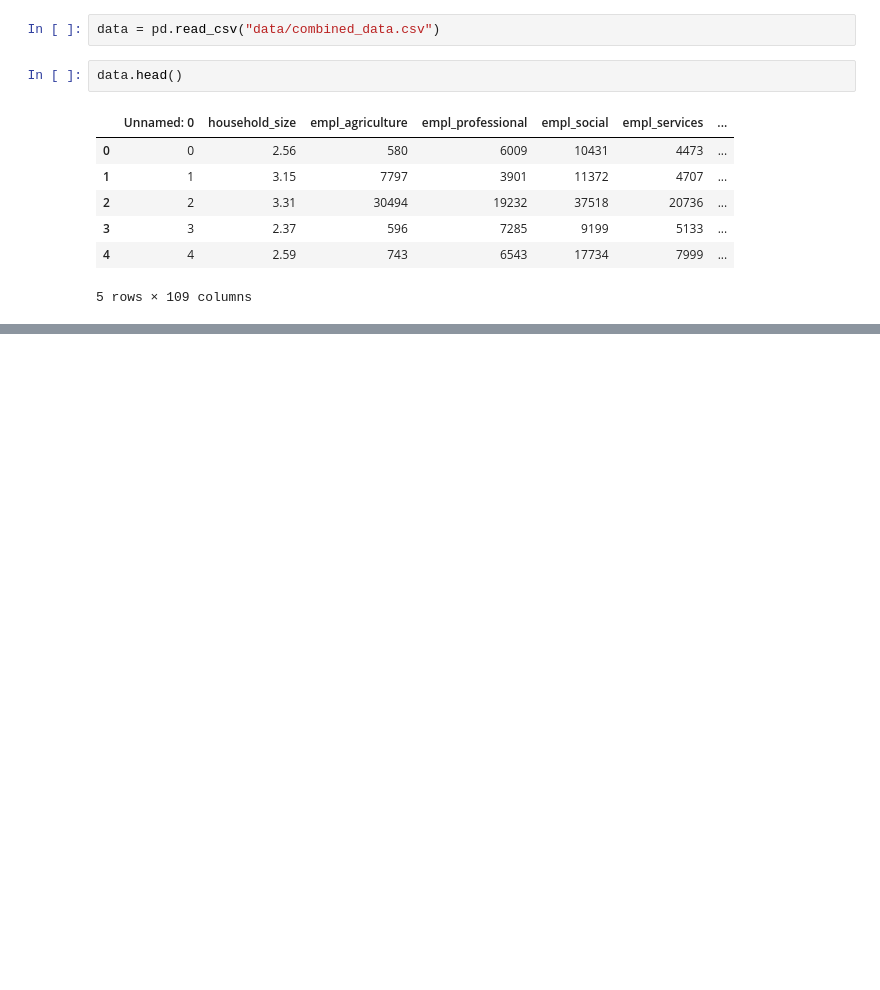
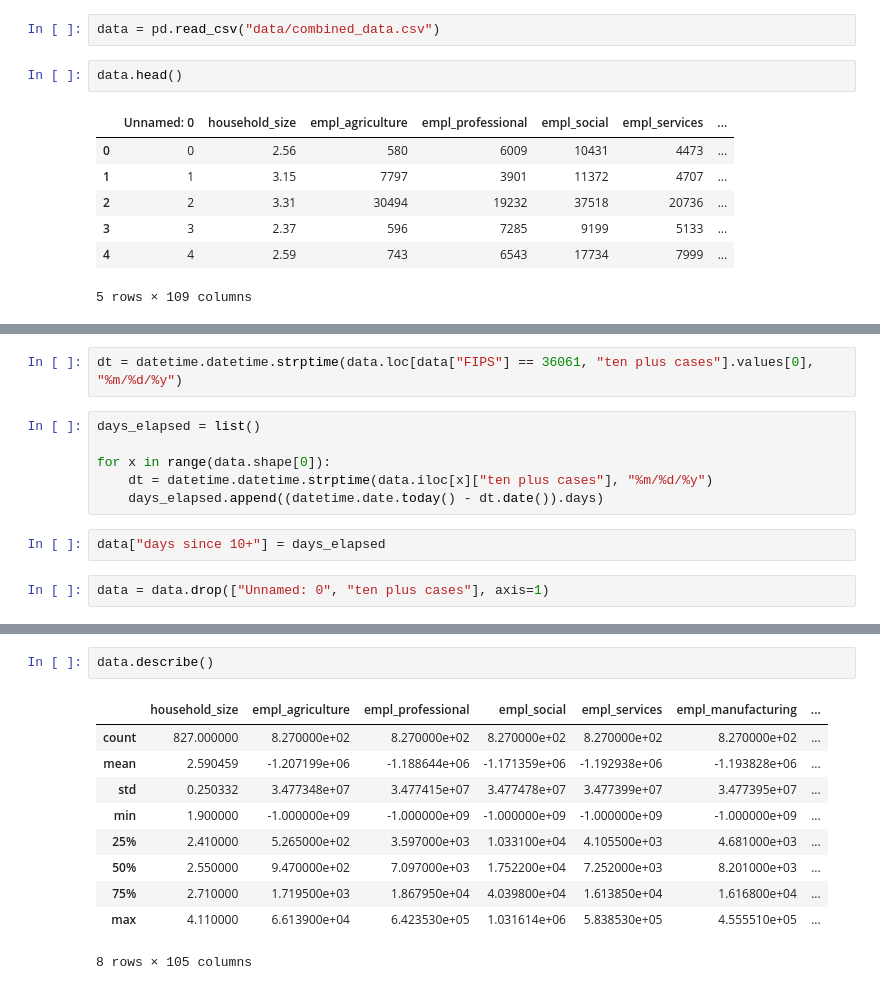
Before and after one commit to aejurgensen/Covid-19, a Jupyter notebook: EDA.ipynb, the cells around one changed output, grey strips where cells are left out. Cells and saved outputs as stored; diff of their text form; blank space fills up the shorter version.

```diff
--- a/EDA.ipynb
+++ b/EDA.ipynb
@@ -26,0 +59,12 @@ data.head()
+# %%
+dt = datetime.datetime.strptime(data.loc[data["FIPS"] == 36061, "ten plus cases"].values[0], "%m/%d/%y")
+# %%
+days_elapsed = list()
+
+for x in range(data.shape[0]):
+    dt = datetime.datetime.strptime(data.iloc[x]["ten plus cases"], "%m/%d/%y")
+    days_elapsed.append((datetime.date.today() - dt.date()).days)
+# %%
+data["days since 10+"] = days_elapsed
+# %%
+data = data.drop(["Unnamed: 0", "ten plus cases"], axis=1)
@@ -26,0 +81,13 @@ data.head()
+# %%
+data.describe()
+# %% [output]
+|  | household_size | empl_agriculture | empl_professional | empl_social | empl_services | empl_manufacturing | ... |
+| count | 827.000000 | 8.270000e+02 | 8.270000e+02 | 8.270000e+02 | 8.270000e+02 | 8.270000e+02 | ... |
+| mean | 2.590459 | -1.207199e+06 | -1.188644e+06 | -1.171359e+06 | -1.192938e+06 | -1.193828e+06 | ... |
+| std | 0.250332 | 3.477348e+07 | 3.477415e+07 | 3.477478e+07 | 3.477399e+07 | 3.477395e+07 | ... |
+| min | 1.900000 | -1.000000e+09 | -1.000000e+09 | -1.000000e+09 | -1.000000e+09 | -1.000000e+09 | ... |
+| 25% | 2.410000 | 5.265000e+02 | 3.597000e+03 | 1.033100e+04 | 4.105500e+03 | 4.681000e+03 | ... |
+| 50% | 2.550000 | 9.470000e+02 | 7.097000e+03 | 1.752200e+04 | 7.252000e+03 | 8.201000e+03 | ... |
+| 75% | 2.710000 | 1.719500e+03 | 1.867950e+04 | 4.039800e+04 | 1.613850e+04 | 1.616800e+04 | ... |
+| max | 4.110000 | 6.613900e+04 | 6.423530e+05 | 1.031614e+06 | 5.838530e+05 | 4.555510e+05 | ... |
+8 rows × 105 columns
```
Also changed, not shown: parts of 9 cells of this notebook, 3 other files.
